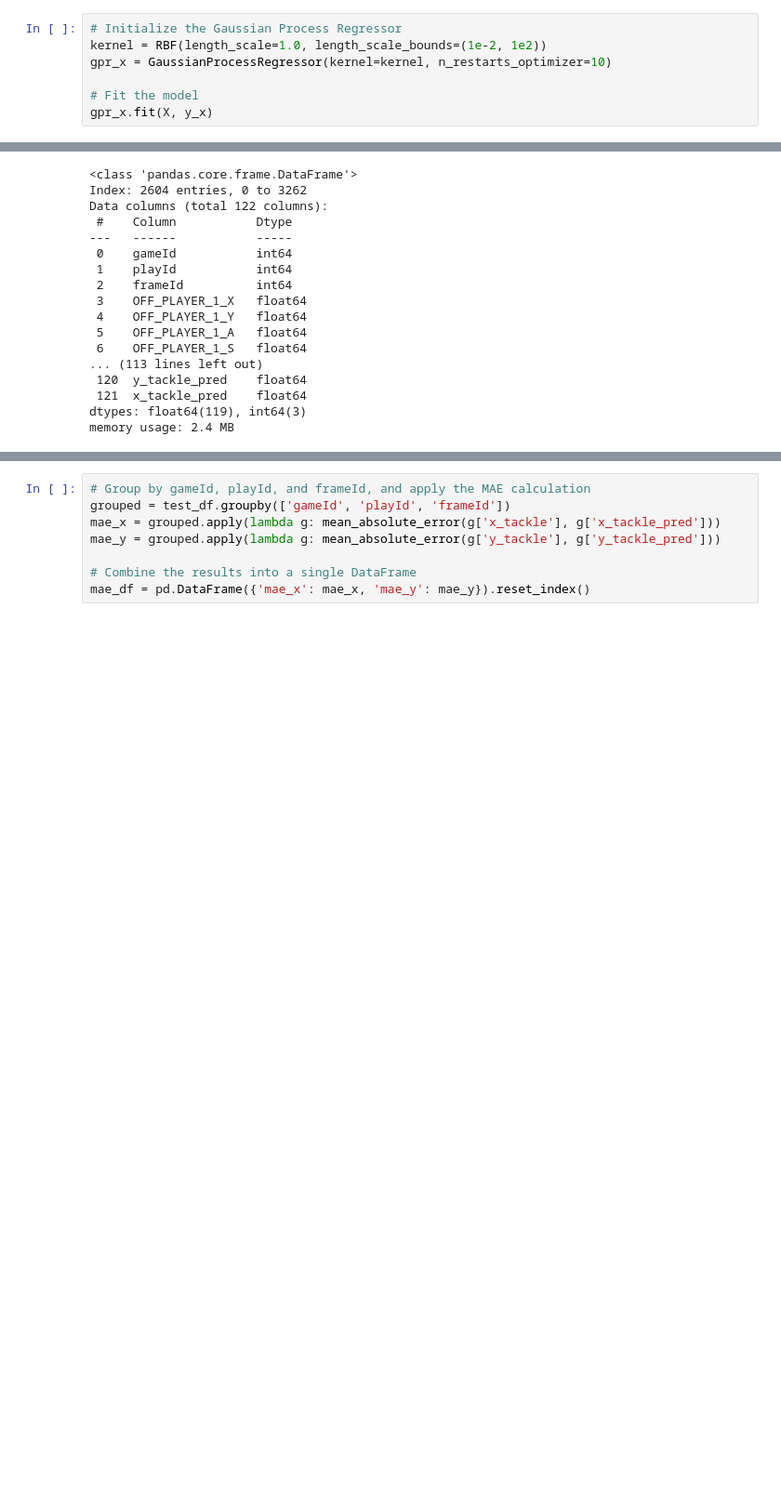
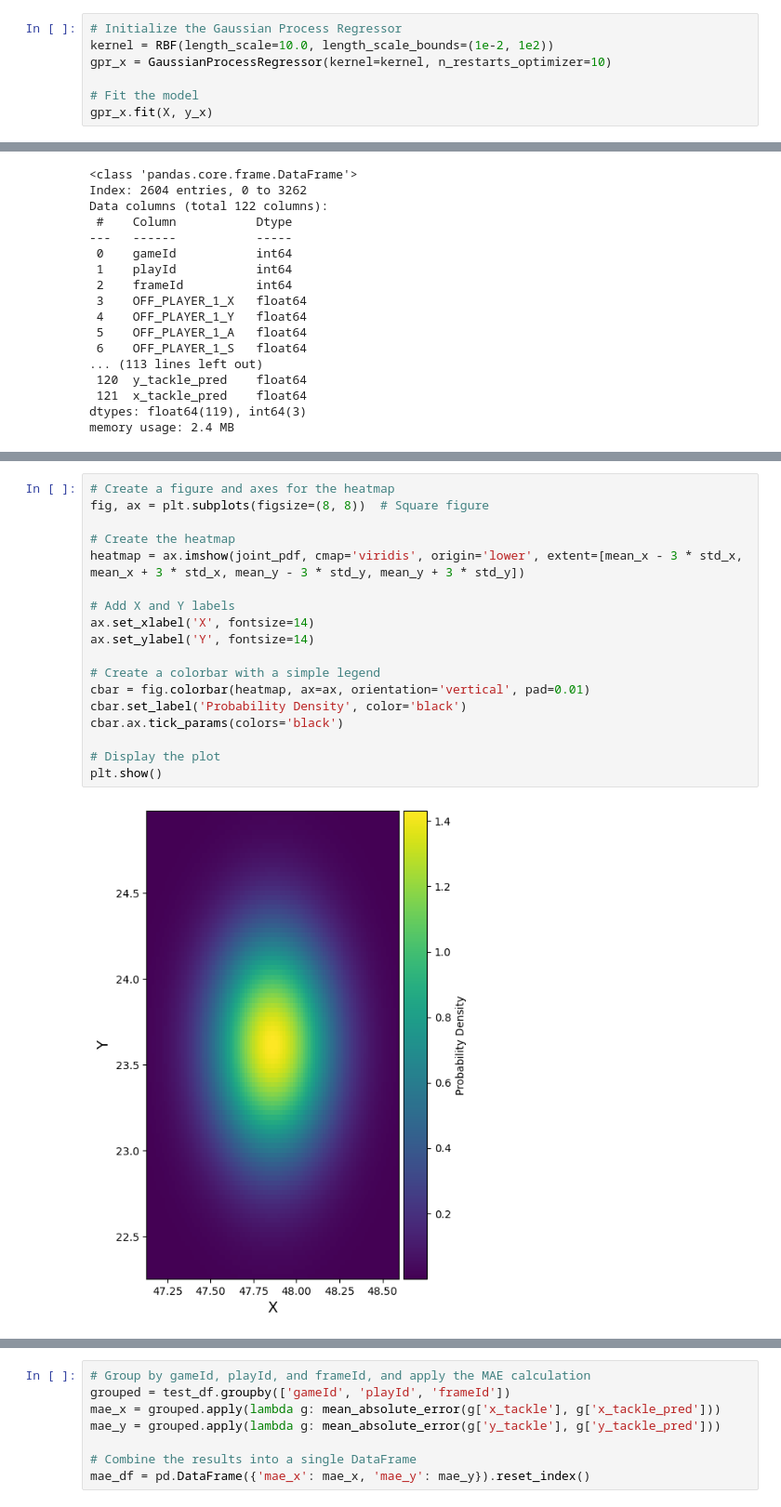
Before and after one commit to tbryan2/nfl-big-data-bowl-2024, a Jupyter notebook: notebooks/Gaussian_Regression.ipynb, the cells around one changed output, grey strips where cells are left out. Shown at 93% size. Drawn from its saved outputs; the diff is of its cells as text; blank space fills up the shorter version.

```diff
--- a/notebooks/Gaussian_Regression.ipynb
+++ b/notebooks/Gaussian_Regression.ipynb
@@ -132,7 +150,7 @@ print(X.shape, y_x.shape, y_y.shape)
 (3319, 115) (3319, 1) (3319, 1)
 # %%
 # Initialize the Gaussian Process Regressor
-kernel = RBF(length_scale=1.0, length_scale_bounds=(1e-2, 1e2))
+kernel = RBF(length_scale=10.0, length_scale_bounds=(1e-2, 1e2))
 gpr_x = GaussianProcessRegressor(kernel=kernel, n_restarts_optimizer=10)
 
 # Fit the model
@@ -276,3 +295,23 @@ ax.set_ylim(0, 53.3)
 plt.show()
 # %% [output]
 [figure]
+# %%
+# Create a figure and axes for the heatmap
+fig, ax = plt.subplots(figsize=(8, 8))  # Square figure
+
+# Create the heatmap
+heatmap = ax.imshow(joint_pdf, cmap='viridis', origin='lower', extent=[mean_x - 3 * std_x, mean_x + 3 * std_x, mean_y - 3 * std_y, mean_y + 3 * std_y])
+
+# Add X and Y labels
+ax.set_xlabel('X', fontsize=14)
+ax.set_ylabel('Y', fontsize=14)
+
+# Create a colorbar with a simple legend
+cbar = fig.colorbar(heatmap, ax=ax, orientation='vertical', pad=0.01)
+cbar.set_label('Probability Density', color='black')
+cbar.ax.tick_params(colors='black')
+
+# Display the plot
+plt.show()
+# %% [output]
+[figure, added]
```
Also changed, not shown: parts of 10 cells of this notebook.
